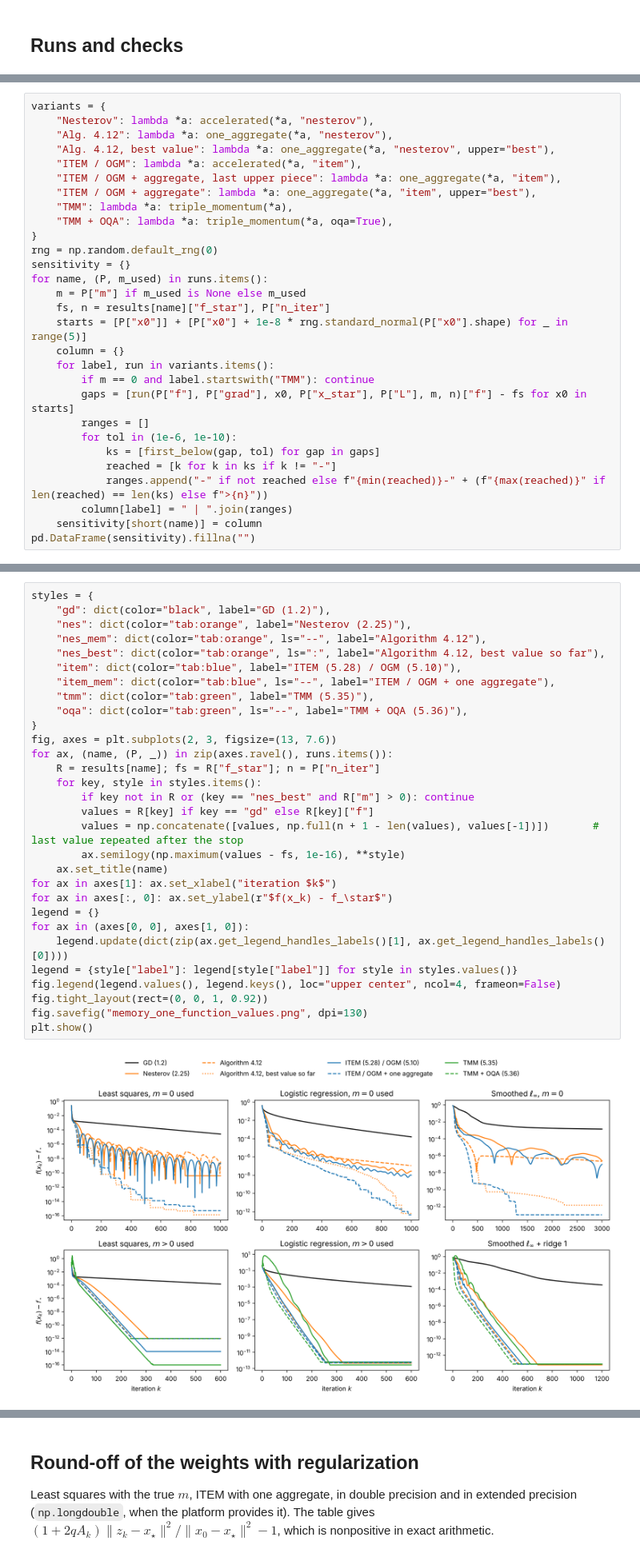
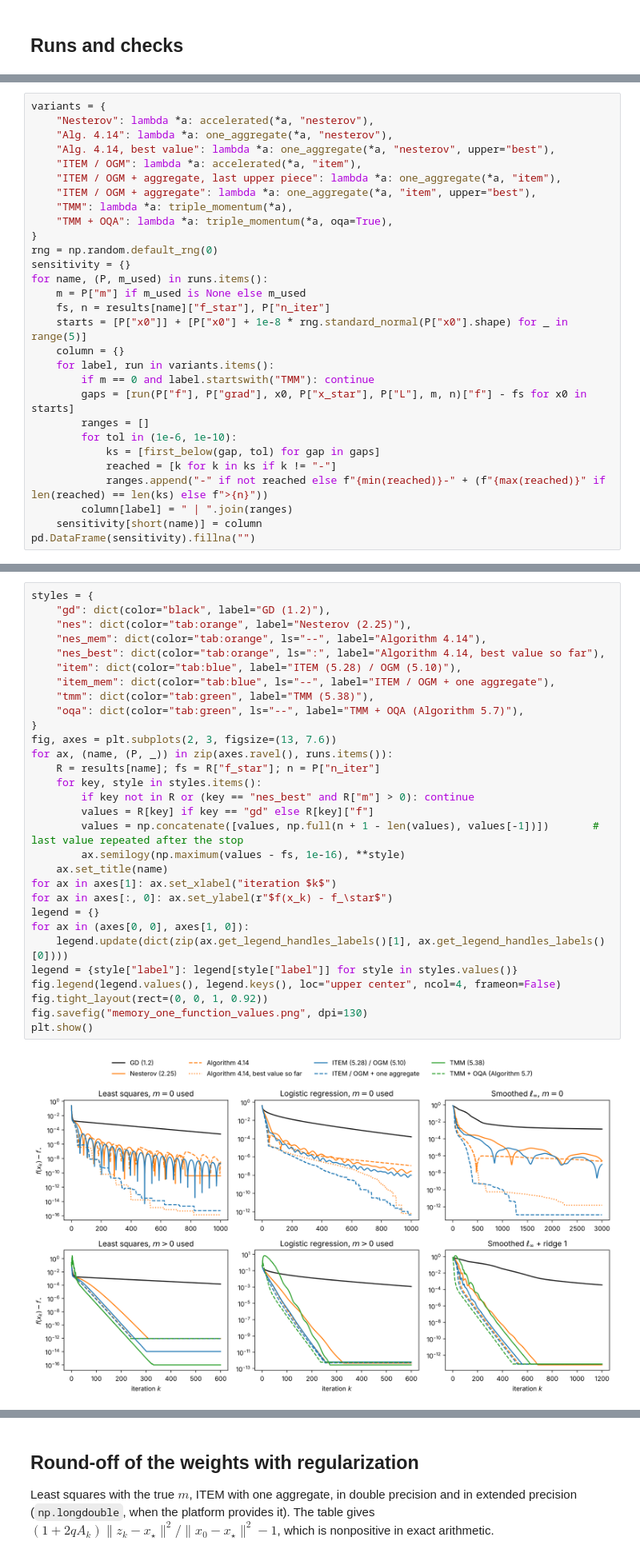
Before and after one commit to AccelerationMethods/Acta-Acceleration, a Jupyter notebook: Section5_memory_one.ipynb, the cells around one changed output, grey strips where cells are left out. Shown at 80% size. Cells and saved outputs as stored; diff of their text form.

```diff
--- a/Section5_memory_one.ipynb
+++ b/Section5_memory_one.ipynb
@@ -387,8 +393,8 @@ The a posteriori weights are not continuous functions of the data (the maximum i
 # %%
 variants = {
     "Nesterov": lambda *a: accelerated(*a, "nesterov"),
-    "Alg. 4.12": lambda *a: one_aggregate(*a, "nesterov"),
-    "Alg. 4.12, best value": lambda *a: one_aggregate(*a, "nesterov", upper="best"),
+    "Alg. 4.14": lambda *a: one_aggregate(*a, "nesterov"),
+    "Alg. 4.14, best value": lambda *a: one_aggregate(*a, "nesterov", upper="best"),
     "ITEM / OGM": lambda *a: accelerated(*a, "item"),
     "ITEM / OGM + aggregate, last upper piece": lambda *a: one_aggregate(*a, "item"),
     "ITEM / OGM + aggregate": lambda *a: one_aggregate(*a, "item", upper="best"),
@@ -435,33 +441,33 @@ Function values at the gradient steps $x_k$ (for the rules keeping the best uppe
 # %%
 styles = {
     "gd": dict(color="black", label="GD (1.2)"),
     "nes": dict(color="tab:orange", label="Nesterov (2.25)"),
-    "nes_mem": dict(color="tab:orange", ls="--", label="Algorithm 4.12"),
-    "nes_best": dict(color="tab:orange", ls=":", label="Algorithm 4.12, best value so far"),
+    "nes_mem": dict(color="tab:orange", ls="--", label="Algorithm 4.14"),
+    "nes_best": dict(color="tab:orange", ls=":", label="Algorithm 4.14, best value so far"),
     "item": dict(color="tab:blue", label="ITEM (5.28) / OGM (5.10)"),
     "item_mem": dict(color="tab:blue", ls="--", label="ITEM / OGM + one aggregate"),
-    "tmm": dict(color="tab:green", label="TMM (5.35)"),
-    "oqa": dict(color="tab:green", ls="--", label="TMM + OQA (5.36)"),
+    "tmm": dict(color="tab:green", label="TMM (5.38)"),
+    "oqa": dict(color="tab:green", ls="--", label="TMM + OQA (Algorithm 5.7)"),
 }
 fig, axes = plt.subplots(2, 3, figsize=(13, 7.6))
 for ax, (name, (P, _)) in zip(axes.ravel(), runs.items()):
     R = results[name]; fs = R["f_star"]; n = P["n_iter"]
     for key, style in styles.items():
         if key not in R or (key == "nes_best" and R["m"] > 0): continue
         values = R[key] if key == "gd" else R[key]["f"]
         values = np.concatenate([values, np.full(n + 1 - len(values), values[-1])])       # last value repeated after the stop
         ax.semilogy(np.maximum(values - fs, 1e-16), **style)
     ax.set_title(name)
 for ax in axes[1]: ax.set_xlabel("iteration $k$")
 for ax in axes[:, 0]: ax.set_ylabel(r"$f(x_k) - f_\star$")
 legend = {}
 for ax in (axes[0, 0], axes[1, 0]):
     legend.update(dict(zip(ax.get_legend_handles_labels()[1], ax.get_legend_handles_labels()[0])))
 legend = {style["label"]: legend[style["label"]] for style in styles.values()}
 fig.legend(legend.values(), legend.keys(), loc="upper center", ncol=4, frameon=False)
 fig.tight_layout(rect=(0, 0, 1, 0.92))
 fig.savefig("memory_one_function_values.png", dpi=130)
 plt.show()
 # %% [output]
-[figure, old version]
+[figure, new version]
 # %% [markdown]
```
Also changed, not shown: parts of 11 cells of this notebook, 1 other file.
